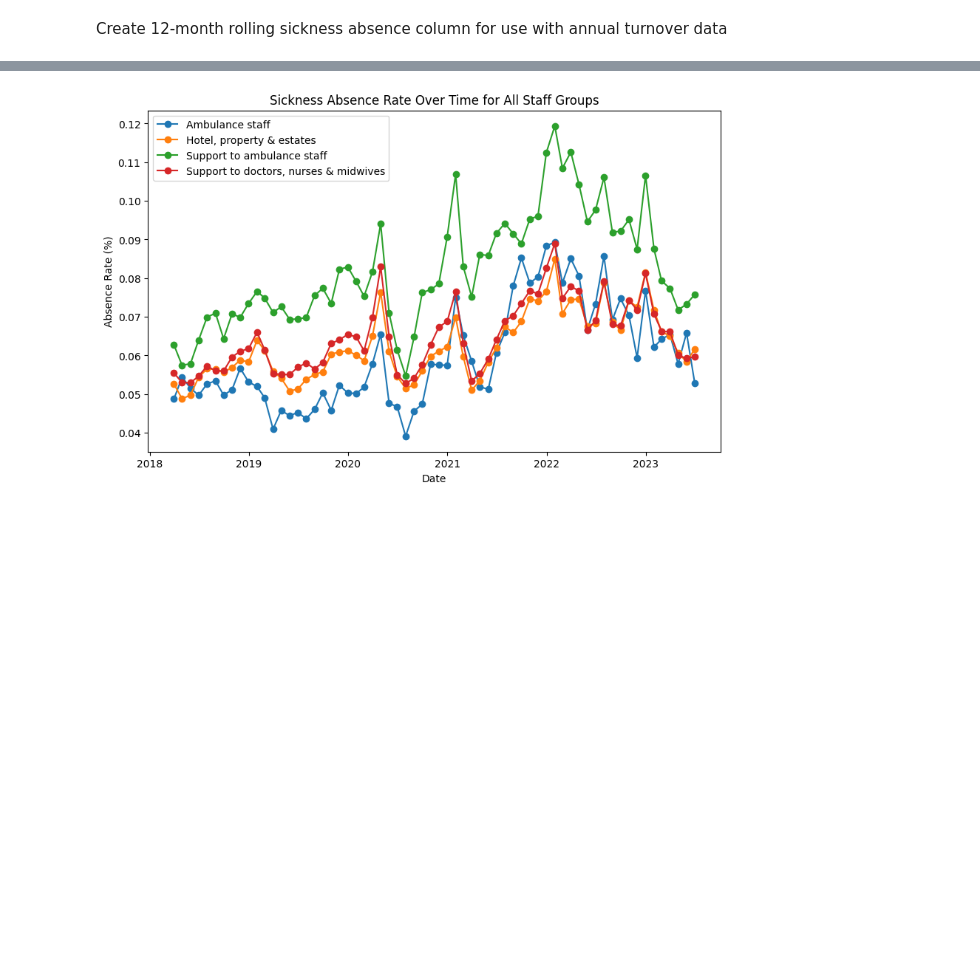
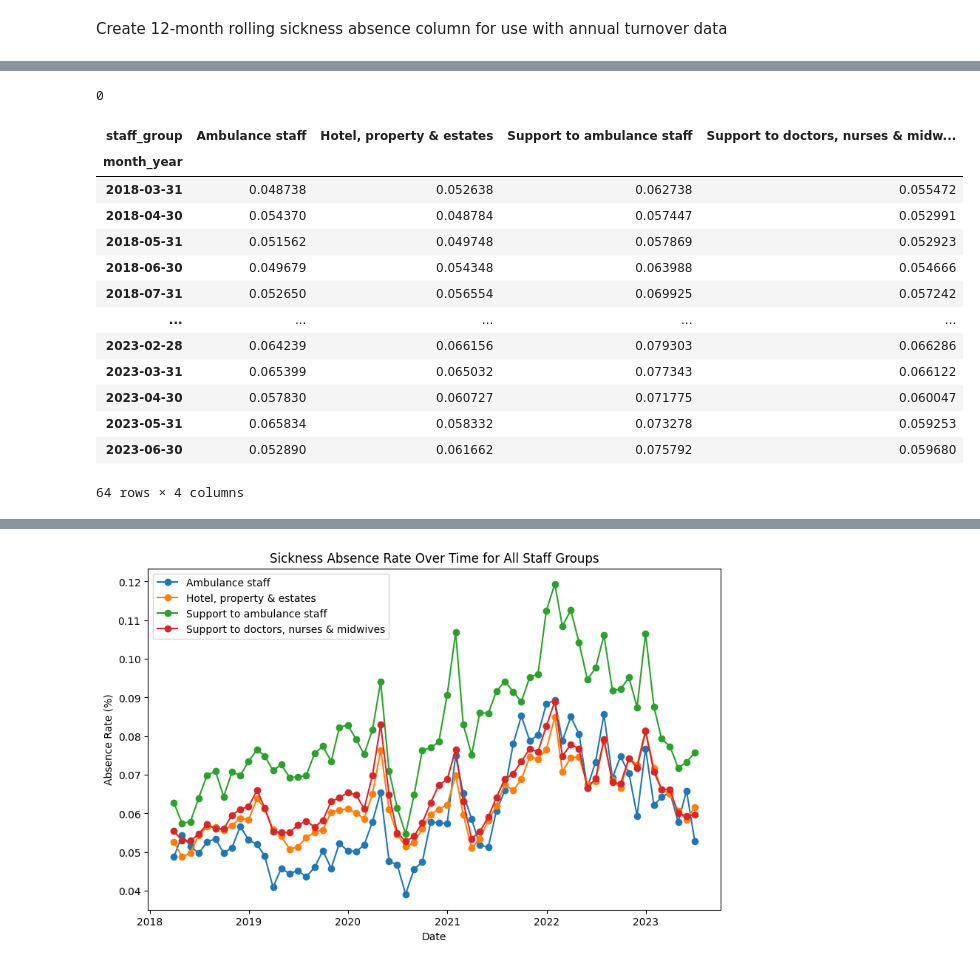
Before and after one commit to marierrogers/HSMAproject2023, a Jupyter notebook: 02_scripts/data_processing_for_dash.ipynb, the cells around one changed output, grey strips where cells are left out. Cells and saved outputs as stored; diff of their text form; code cells hidden in the pictures; blank space fills up the shorter version.

```diff
--- a/02_scripts/data_processing_for_dash.ipynb
+++ b/02_scripts/data_processing_for_dash.ipynb
@@ -118,5 +118,5 @@ df_r1.tail()
 # %% [markdown]
 Load data about sickness absence to use as second regressor
 # %%
-url_r2 = '../01_data/sickness_benchmarking.csv'
+url_r2 = '../01_data/data_wrangling/sickness_benchmarking.csv'
 df_r2 = pd.read_csv(url_r2, parse_dates=['DATE'])
@@ -187,0 +216,5 @@ df_r2.head()
+# %%
+b = []
+len(b)
+# %% [output]
+0
@@ -187,0 +230,17 @@ df_r2.head()
+# %%
+pivoted_df
+# %% [output]
+| staff_group | Ambulance staff | Hotel, property & estates | Support to ambulance staff | Support to doctors, nurses & midw... |
+| month_year |  |  |  |  |
+| 2018-03-31 | 0.048738 | 0.052638 | 0.062738 | 0.055472 |
+| 2018-04-30 | 0.054370 | 0.048784 | 0.057447 | 0.052991 |
+| 2018-05-31 | 0.051562 | 0.049748 | 0.057869 | 0.052923 |
+| 2018-06-30 | 0.049679 | 0.054348 | 0.063988 | 0.054666 |
+| 2018-07-31 | 0.052650 | 0.056554 | 0.069925 | 0.057242 |
+| ... | ... | ... | ... | ... |
+| 2023-02-28 | 0.064239 | 0.066156 | 0.079303 | 0.066286 |
+| 2023-03-31 | 0.065399 | 0.065032 | 0.077343 | 0.066122 |
+| 2023-04-30 | 0.057830 | 0.060727 | 0.071775 | 0.060047 |
+| 2023-05-31 | 0.065834 | 0.058332 | 0.073278 | 0.059253 |
+| 2023-06-30 | 0.052890 | 0.061662 | 0.075792 | 0.059680 |
+64 rows × 4 columns
```
Also changed, not shown: parts of 5 cells of this notebook, 10 other files.
